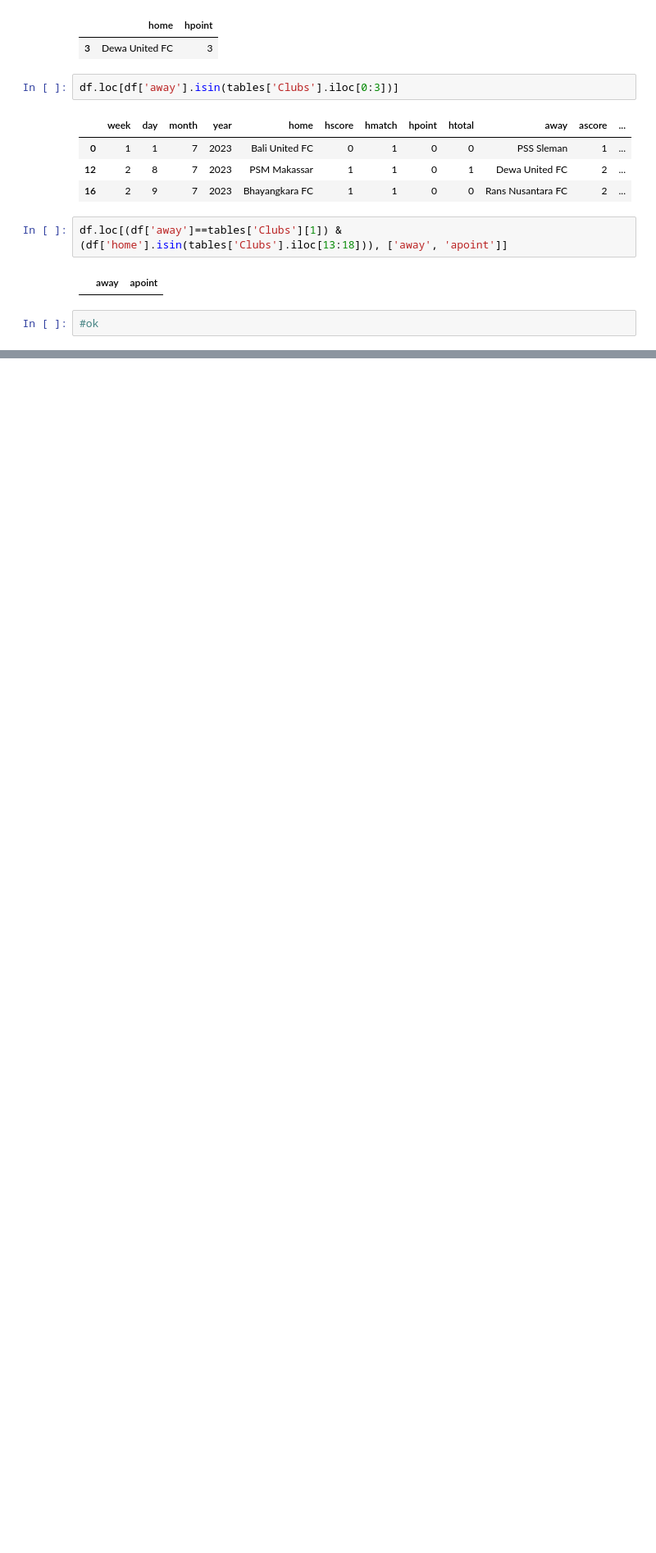
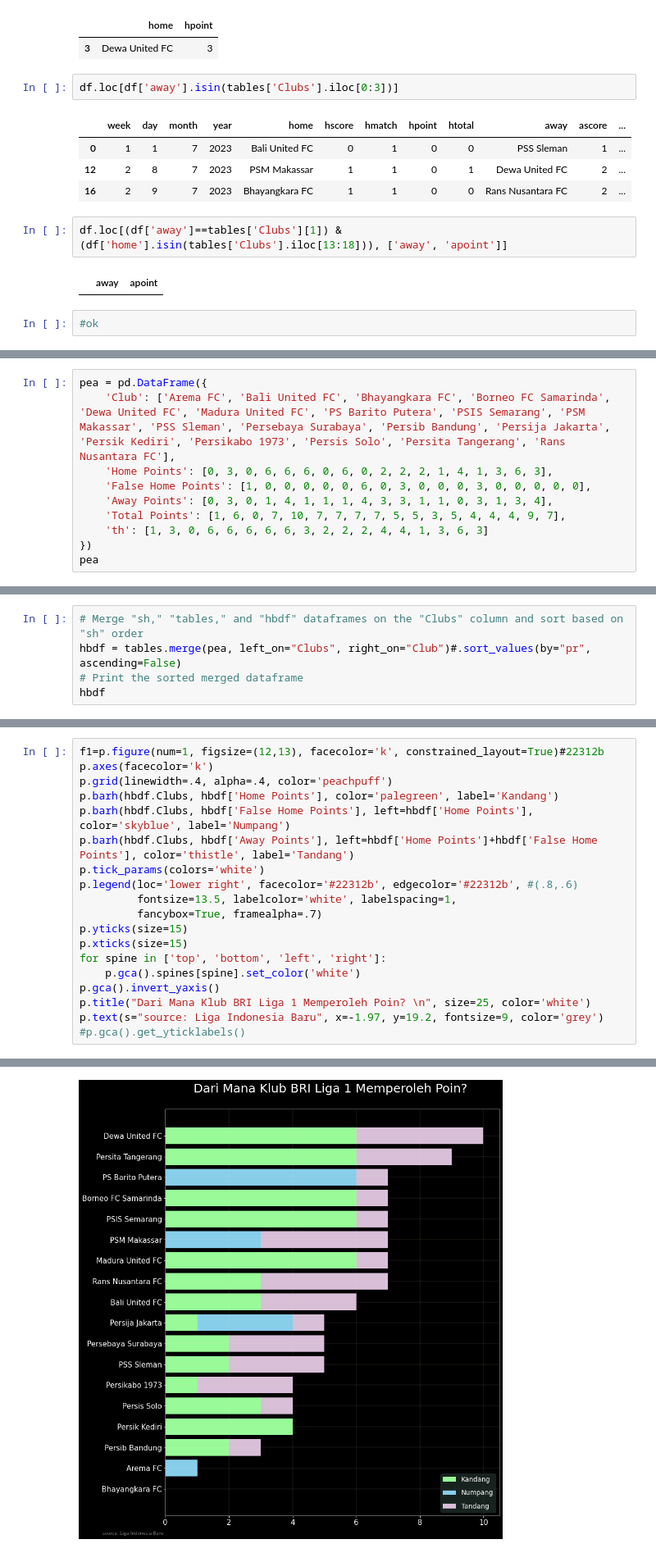
Before and after one commit to lpttprnc/liga-1, a Jupyter notebook: cek123dicoba.ipynb, the cells around one changed output, grey strips where cells are left out. Shown at 82% size. Drawn from its saved outputs; the diff is of its cells as text; blank space fills up the shorter version.

```diff
--- a/cek123dicoba.ipynb
+++ b/cek123dicoba.ipynb
@@ -550,0 +563,10 @@ df.loc[(df['away']==tables['Clubs'][1]) & (df['home'].isin(tables['Clubs'].iloc[
+# %%
+pea = pd.DataFrame({
+    'Club': ['Arema FC', 'Bali United FC', 'Bhayangkara FC', 'Borneo FC Samarinda', 'Dewa United FC', 'Madura United FC', 'PS Barito Putera', 'PSIS Semarang', 'PSM Makassar', 'PSS Sleman', 'Persebaya Surabaya', 'Persib Bandung', 'Persija Jakarta', 'Persik Kediri', 'Persikabo 1973', 'Persis Solo', 'Persita Tangerang', 'Rans Nusantara FC'],
+    'Home Points': [0, 3, 0, 6, 6, 6, 0, 6, 0, 2, 2, 2, 1, 4, 1, 3, 6, 3],
+    'False Home Points': [1, 0, 0, 0, 0, 0, 6, 0, 3, 0, 0, 0, 3, 0, 0, 0, 0, 0],
+    'Away Points': [0, 3, 0, 1, 4, 1, 1, 1, 4, 3, 3, 1, 1, 0, 3, 1, 3, 4],
+    'Total Points': [1, 6, 0, 7, 10, 7, 7, 7, 7, 5, 5, 3, 5, 4, 4, 4, 9, 7],
+    'th': [1, 3, 0, 6, 6, 6, 6, 6, 3, 2, 2, 2, 4, 4, 1, 3, 6, 3]
+})
+pea
@@ -550,0 +591,5 @@ df.loc[(df['away']==tables['Clubs'][1]) & (df['home'].isin(tables['Clubs'].iloc[
+# %%
+# Merge "sh," "tables," and "hbdf" dataframes on the "Clubs" column and sort based on "sh" order
+hbdf = tables.merge(pea, left_on="Clubs", right_on="Club")#.sort_values(by="pr", ascending=False)
+# Print the sorted merged dataframe
+hbdf
@@ -550,0 +638,20 @@ df.loc[(df['away']==tables['Clubs'][1]) & (df['home'].isin(tables['Clubs'].iloc[
+# %%
+f1=p.figure(num=1, figsize=(12,13), facecolor='k', constrained_layout=True)#22312b
+p.axes(facecolor='k')
+p.grid(linewidth=.4, alpha=.4, color='peachpuff')
+p.barh(hbdf.Clubs, hbdf['Home Points'], color='palegreen', label='Kandang')
+p.barh(hbdf.Clubs, hbdf['False Home Points'], left=hbdf['Home Points'], color='skyblue', label='Numpang')
+p.barh(hbdf.Clubs, hbdf['Away Points'], left=hbdf['Home Points']+hbdf['False Home Points'], color='thistle', label='Tandang')
+p.tick_params(colors='white')
+p.legend(loc='lower right', facecolor='#22312b', edgecolor='#22312b', #(.8,.6)
+         fontsize=13.5, labelcolor='white', labelspacing=1,
+         fancybox=True, framealpha=.7)
+p.yticks(size=15)
+p.xticks(size=15)
+for spine in ['top', 'bottom', 'left', 'right']:
+    p.gca().spines[spine].set_color('white')
+p.gca().invert_yaxis()
+p.title("Dari Mana Klub BRI Liga 1 Memperoleh Poin? \n", size=25, color='white')
+p.text(s="source: Liga Indonesia Baru", x=-1.97, y=19.2, fontsize=9, color='grey')
+#p.gca().get_yticklabels()
+# %% [output]
@@ -550,0 +659 @@ df.loc[(df['away']==tables['Clubs'][1]) & (df['home'].isin(tables['Clubs'].iloc[
+[figure, added]
```
Also changed, not shown: parts of 15 cells of this notebook.
